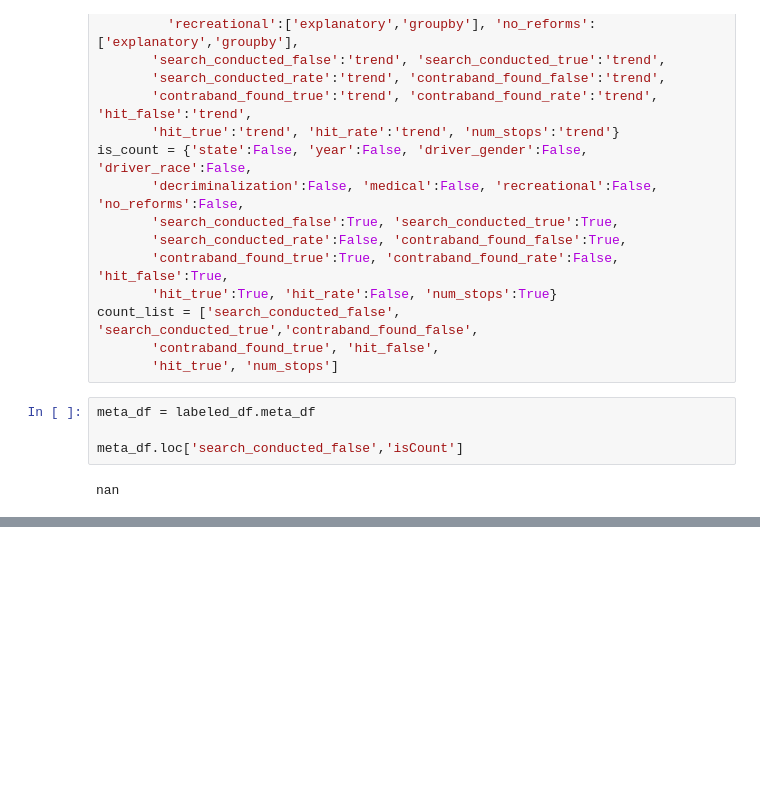
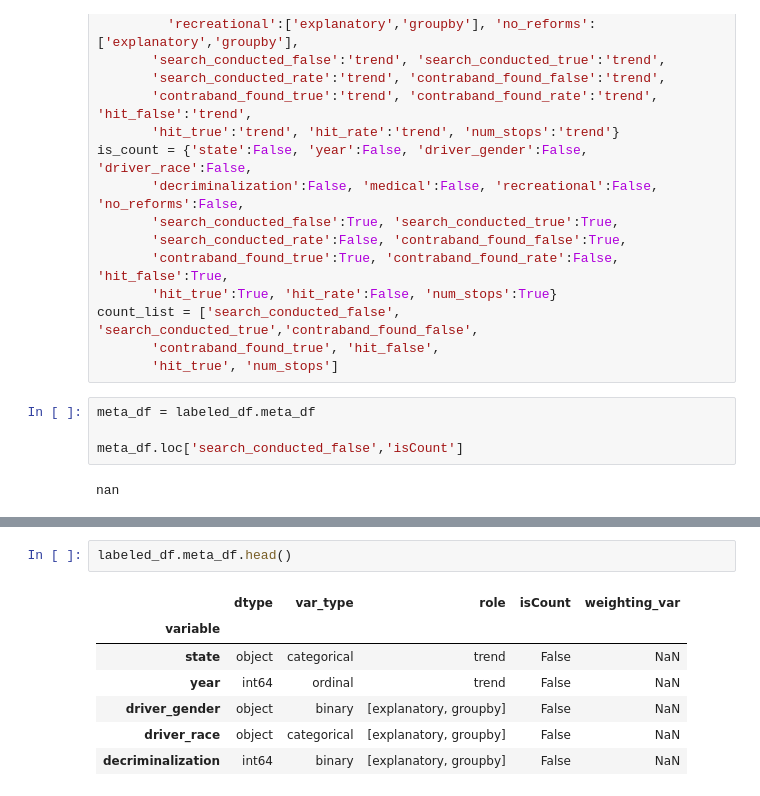
Before and after one commit to fairnessforensics/wiggum, a Jupyter notebook: research_notebooks/labeled_df_sandbox.ipynb, the cells around one changed output, grey strips where cells are left out. Drawn from its saved outputs; the diff is of its cells as text; blank space fills up the shorter version.

```diff
--- a/research_notebooks/labeled_df_sandbox.ipynb
+++ b/research_notebooks/labeled_df_sandbox.ipynb
@@ -101,3 +115,13 @@ KeyError: 'search_conducted_rate_contraband_found_false_dpgmm'
+# %%
+labeled_df.meta_df.head()
+# %% [output]
+|  | dtype | var_type | role | isCount | weighting_var |
+| variable |  |  |  |  |  |
+| state | object | categorical | trend | False | NaN |
+| year | int64 | ordinal | trend | False | NaN |
+| driver_gender | object | binary | [explanatory, groupby] | False | NaN |
+| driver_race | object | categorical | [explanatory, groupby] | False | NaN |
+| decriminalization | int64 | binary | [explanatory, groupby] | False | NaN |
 # %%
 labeled_df.get_vars_per_role('groupby')
 # %% [output]
```
Also changed, not shown: parts of 27 cells of this notebook.
